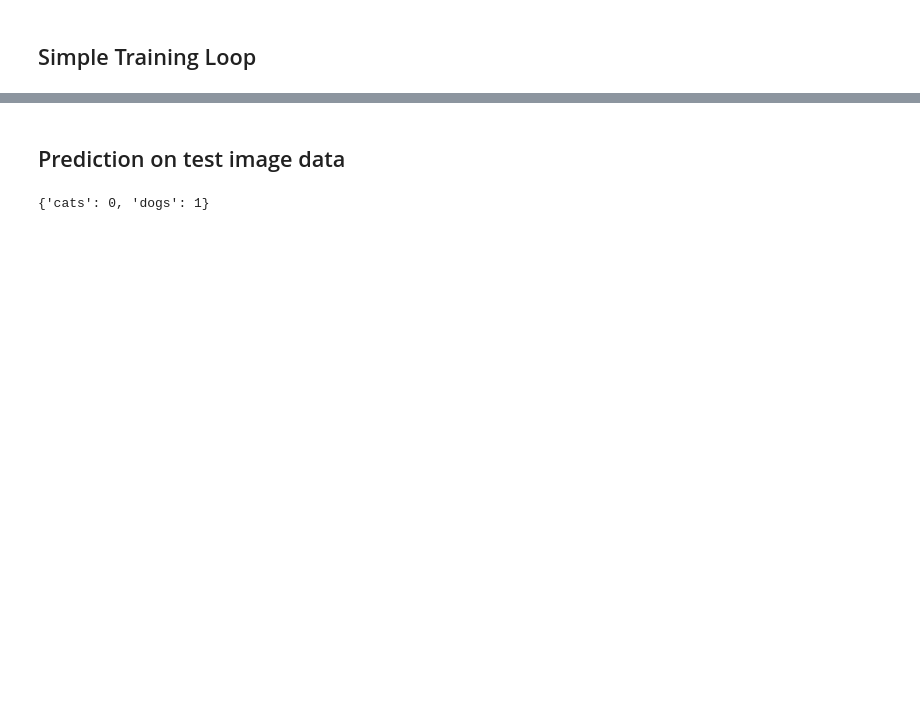
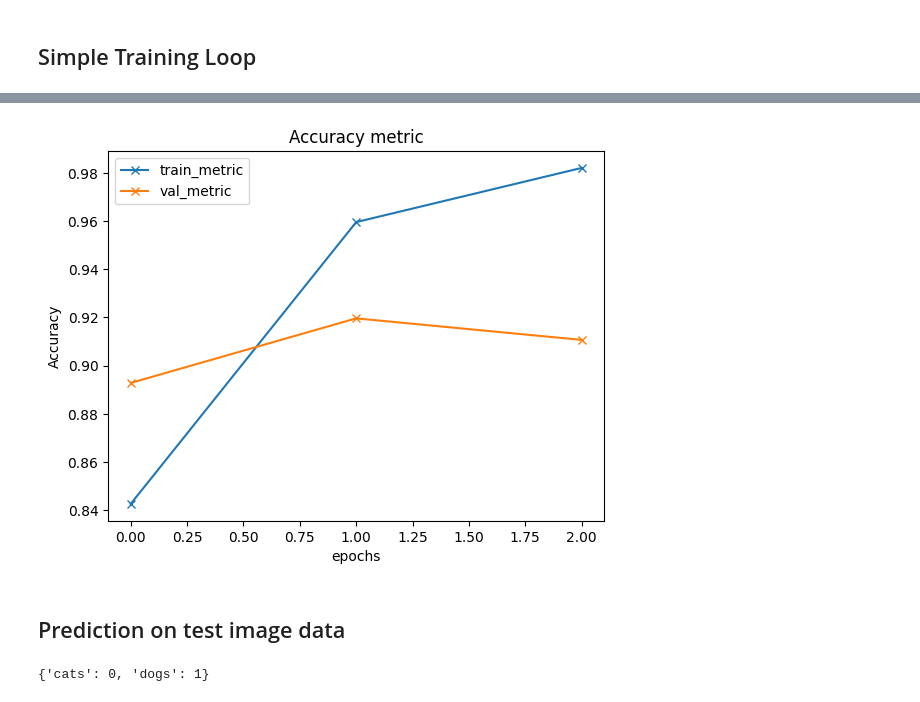
Before and after one commit to affiliatebot/end-to-end-deep_learning-project, a Jupyter notebook: research/vgg16_pytorch_model.ipynb, the cells around one changed output, grey strips where cells are left out. Cells and saved outputs as stored; diff of their text form; code cells hidden in the pictures; blank space fills up the shorter version.

```diff
--- a/research/vgg16_pytorch_model.ipynb
+++ b/research/vgg16_pytorch_model.ipynb
@@ -249,3 +305,7 @@ Text(0, 0.5, 'loss')
+# %%
+plot_metric(train_accs,val_accs,xlabel="epochs",ylabel="Accuracy",title="Accuracy metric")
+# %% [output]
+[figure, added]
 # %% [markdown]
 ## Prediction on test image data
 # %%
```
Also changed, not shown: parts of 12 cells of this notebook, 2 other files.
